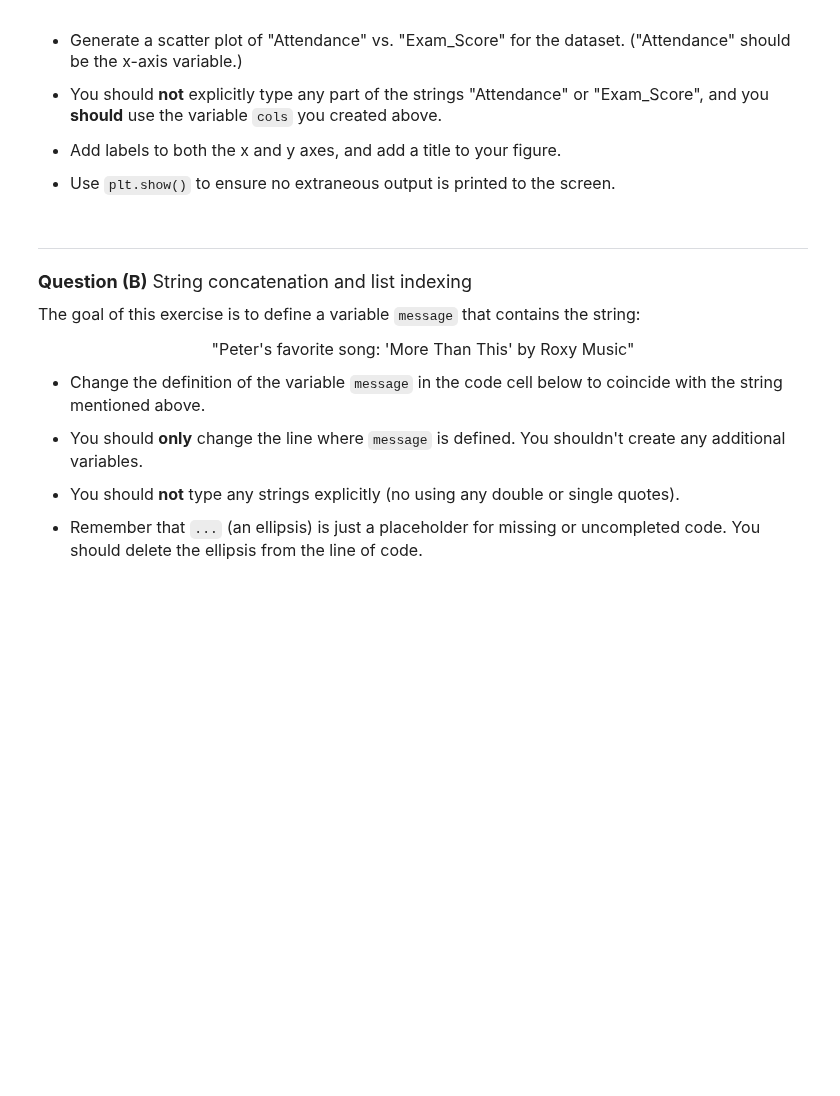
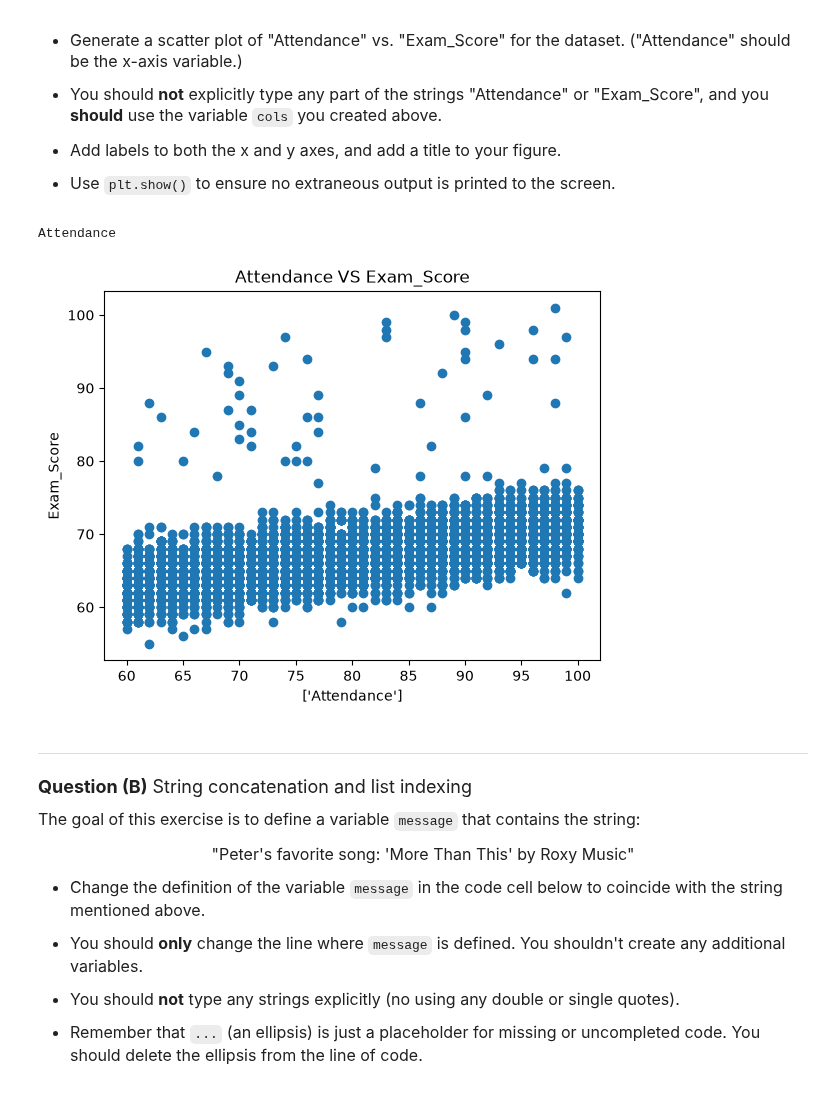
Before and after one commit to JNGU28/datasci185fall2026, a Jupyter notebook: _quizzes/quiz_1/quiz_1.ipynb, the cells around one changed output. Saved outputs shown, nothing was run; the diff lists cells and outputs as text; code cells hidden in the pictures; blank space fills up the shorter version.

Commit message:
added quiz to repo

```diff
--- a/_quizzes/quiz_1/quiz_1.ipynb
+++ b/_quizzes/quiz_1/quiz_1.ipynb
@@ -41,3 +41,10 @@ ______________________
 - Determine what **type** (a.k.a class) of object the variable `cols` is, and print it to the screen.
 # %%
 # your code here
+
+import pandas as pd
+
+df = pd.read_csv("quiz_data/StudentPerformanceFactors.csv")
+
+cols = df.columns
+print(type(cols)) ##Check syntax again.
@@ -63,6 +88,20 @@ You should see a type we haven't dealt with explicitly yet. Nevertheless, we can
 - Use `plt.show()` to ensure no extraneous output is printed to the screen.
 # %%
 # your code here
+import matplotlib.pyplot as plt
+#scatter plot
+plt.scatter(x = df[cols[1]], y = df[cols[6]])
+#pandas_df = pd.read_csv("data/student_data.csv")
+#not use any strings now
+print(cols[1])
+plt.xlabel([cols[1]])
+plt.ylabel(cols[6])
+plt.title(str(cols[1]) + " VS " + cols[6])
+plt.show()
+#scatter plot looks
+# %% [output]
+Attendance
+[figure, added]
 # %% [markdown]
 _______________________________
 <font size = "4">
```
Also changed, not shown: parts of 9 cells of this notebook.
